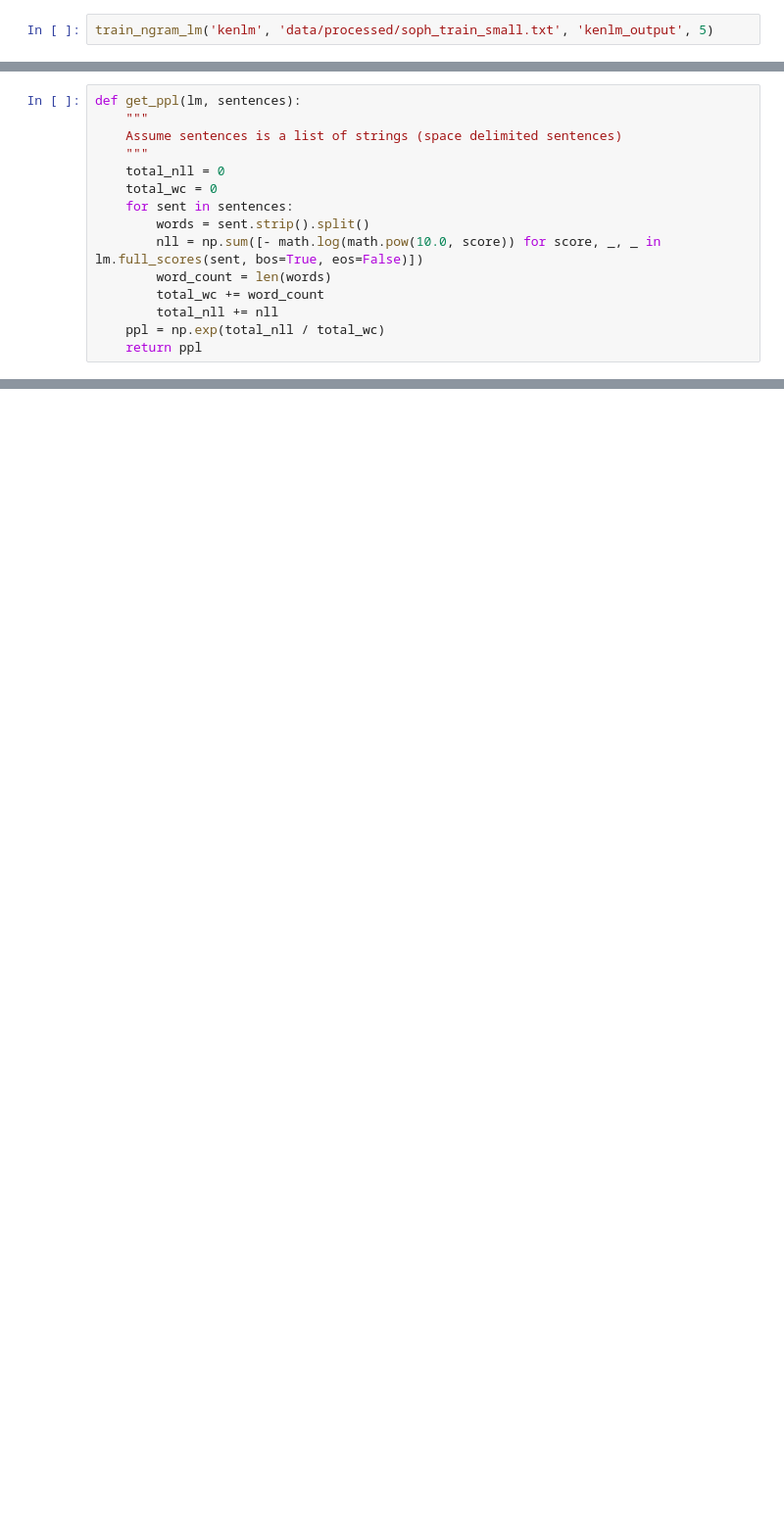
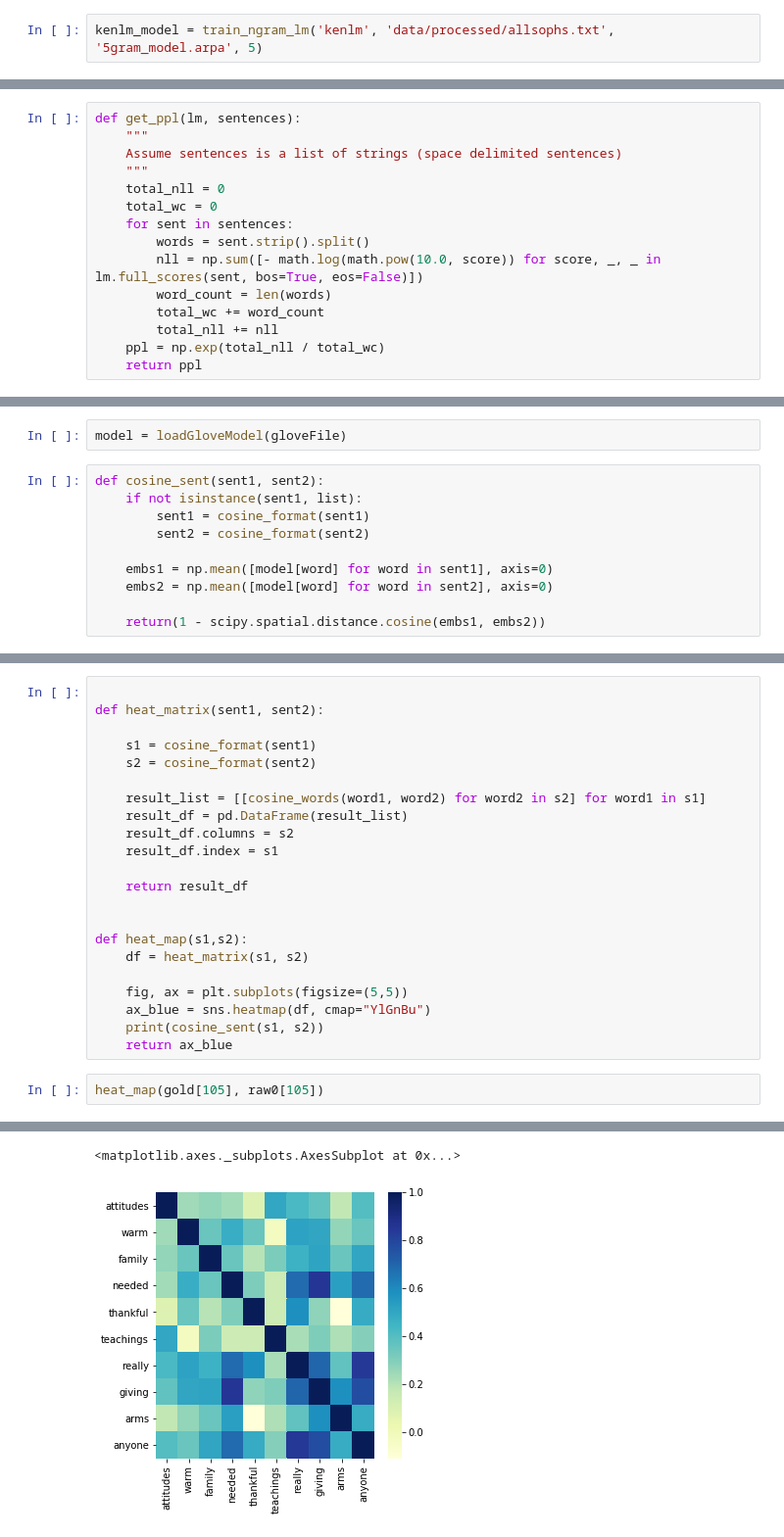
Before and after one commit to spencerbraun/sophisticated_style_transfer, a Jupyter notebook: Evaluation.ipynb, the cells around one changed output, grey strips where cells are left out. Shown at 98% size. Drawn from its saved outputs; the diff is of its cells as text; blank space fills up the shorter version.

Commit message:
process text through eval metrics

```diff
--- a/Evaluation.ipynb
+++ b/Evaluation.ipynb
@@ -284,5 +306,5 @@ def train_ngram_lm(kenlm_path, data_path, output_path, N):
 
     return model
 # %%
-train_ngram_lm('kenlm', 'data/processed/soph_train_small.txt', 'kenlm_output', 5)
+kenlm_model = train_ngram_lm('kenlm', 'data/processed/allsophs.txt', '5gram_model.arpa', 5)
 # %% [output]
@@ -304,0 +409,12 @@ def get_ppl(lm, sentences):
+# %%
+model = loadGloveModel(gloveFile)
+# %%
+def cosine_sent(sent1, sent2):
+    if not isinstance(sent1, list):
+        sent1 = cosine_format(sent1)
+        sent2 = cosine_format(sent2)
+
+    embs1 = np.mean([model[word] for word in sent1], axis=0)
+    embs2 = np.mean([model[word] for word in sent2], axis=0)
+
+    return(1 - scipy.spatial.distance.cosine(embs1, embs2))
@@ -304,0 +425,25 @@ def get_ppl(lm, sentences):
+# %%
+
+def heat_matrix(sent1, sent2):
+
+    s1 = cosine_format(sent1)
+    s2 = cosine_format(sent2)
+
+    result_list = [[cosine_words(word1, word2) for word2 in s2] for word1 in s1]
+    result_df = pd.DataFrame(result_list)
+    result_df.columns = s2
+    result_df.index = s1
+
+    return result_df
+
+
+def heat_map(s1,s2):
+    df = heat_matrix(s1, s2)
+
+    fig, ax = plt.subplots(figsize=(5,5))
+    ax_blue = sns.heatmap(df, cmap="YlGnBu")
+    print(cosine_sent(s1, s2))
+    return ax_blue
+# %%
+heat_map(gold[105], raw0[105])
+# %% [output]
@@ -304,0 +451,2 @@ def get_ppl(lm, sentences):
+<matplotlib.axes._subplots.AxesSubplot at 0x...>
+[figure, added]
```
Also changed, not shown: parts of 26 cells of this notebook.
